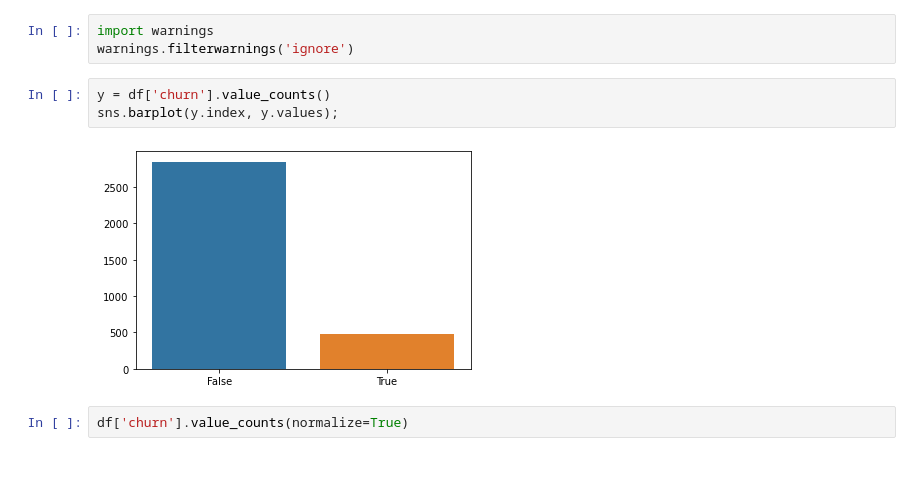
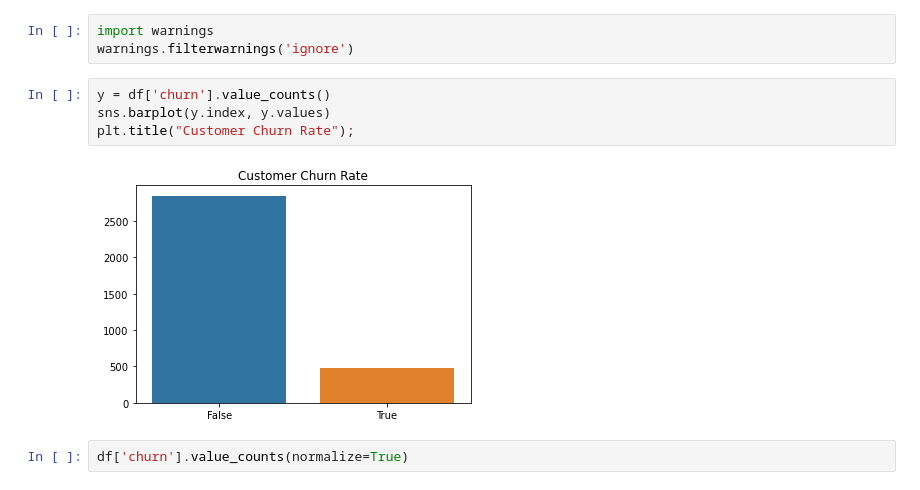
Before and after one commit to alvarodriguez95/Churn-in-Telecom, a Jupyter notebook: Alvaros Code.ipynb, the cells around one changed output. Cells and saved outputs as stored; diff of their text form.

```diff
--- a/Alvaros Code.ipynb
+++ b/Alvaros Code.ipynb
@@ -82,9 +82,10 @@ import warnings
 warnings.filterwarnings('ignore')
 # %%
 y = df['churn'].value_counts()
-sns.barplot(y.index, y.values);
+sns.barplot(y.index, y.values)
+plt.title("Customer Churn Rate");
 # %% [output]
-[figure, old version]
+[figure, new version]
 # %%
 df['churn'].value_counts(normalize=True)
 # %% [output]
```
Also changed, not shown: parts of 87 cells of this notebook.
